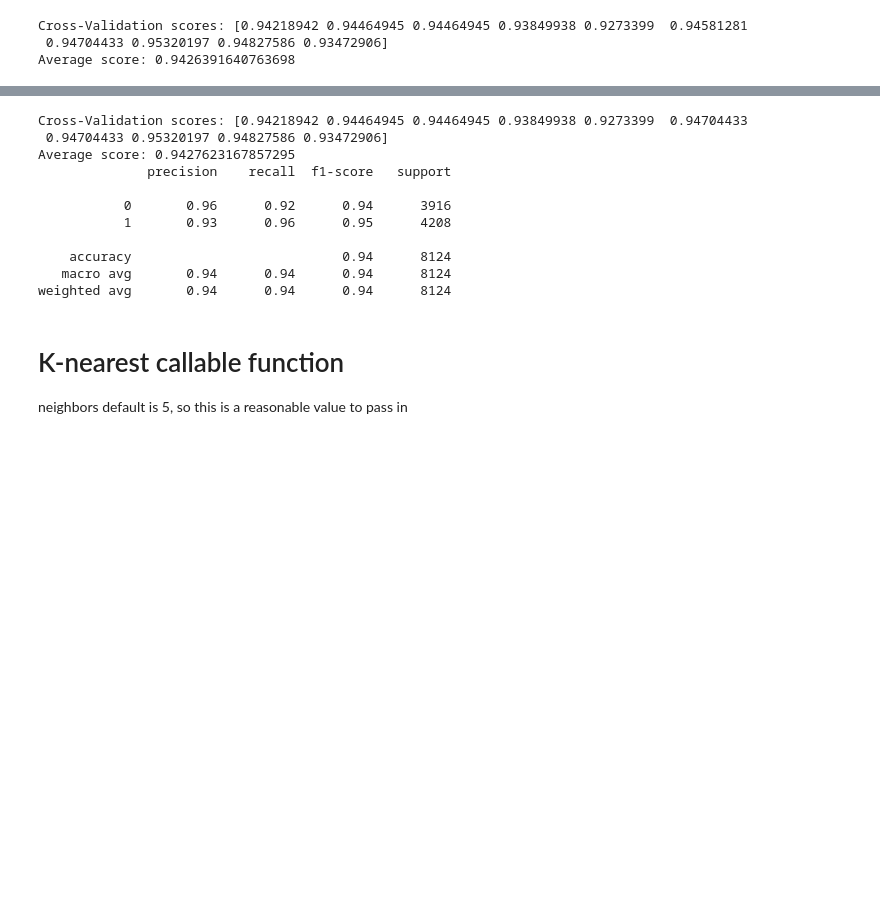
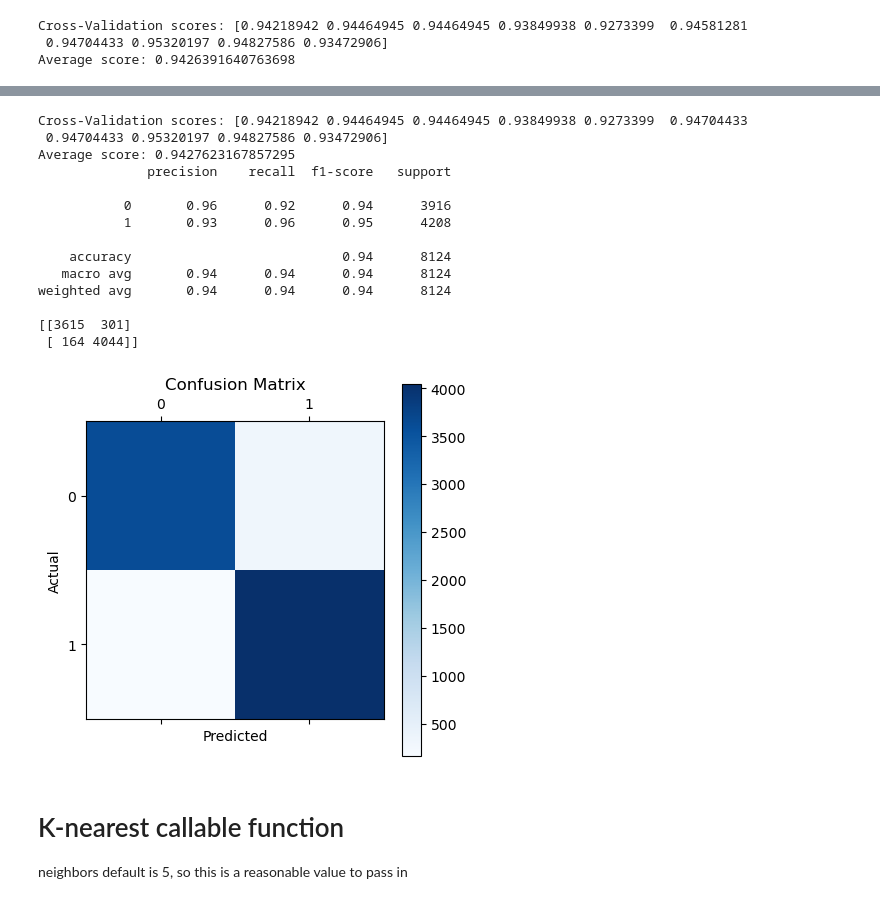
Before and after one commit to T-Tatsuya-W/AI_Coursework, a Jupyter notebook: workings.ipynb, the cells around one changed output, grey strips where cells are left out. Cells and saved outputs as stored; diff of their text form; code cells hidden in the pictures; blank space fills up the shorter version.

Commit message:
confusion matrix added

```diff
--- a/workings.ipynb
+++ b/workings.ipynb
@@ -468,30 +468,48 @@ LogisticRegression(C=7.742636826811269, penalty='l1', solver='saga')
 # %%
 LogReg3=LogisticRegression(C=1, penalty='l1', solver='liblinear')
 
 # LogReg3.fit(X_train,y_train)
 
 scores = cross_val_score(LogReg3, X, y, cv=10)
 
 print('Cross-Validation scores: {}'.format(scores))
 logregBestScore = np.mean(scores)
 print('Average score: {}'.format(logregBestScore))
 
 
 
 LogRegPredictions = cross_val_predict(LogReg3, X, y, cv=10)
 print(classification_report(y, LogRegPredictions))
+
+
+# confusion matrix
+conf_matrix = confusion_matrix(y, LogRegPredictions)
+print(conf_matrix)
+
+
+
+plt.matshow(conf_matrix, cmap=plt.cm.Blues)
+plt.title("Confusion Matrix")
+plt.colorbar()
+plt.xlabel("Predicted")
+plt.ylabel("Actual")
+plt.show()
 # %% [output]
 Cross-Validation scores: [0.94218942 0.94464945 0.94464945 0.93849938 0.9273399  0.94704433
  0.94704433 0.95320197 0.94827586 0.93472906]
 Average score: 0.9427623167857295
               precision    recall  f1-score   support
 
            0       0.96      0.92      0.94      3916
            1       0.93      0.96      0.95      4208
 
     accuracy                           0.94      8124
    macro avg       0.94      0.94      0.94      8124
 weighted avg       0.94      0.94      0.94      8124
+
+[[3615  301]
+ [ 164 4044]]
+[figure, added]
 # %% [markdown]
 # K-nearest callable function
 neighbors default is 5, so this is a reasonable value to pass in
```
Also changed, not shown: parts of 3 cells of this notebook.
